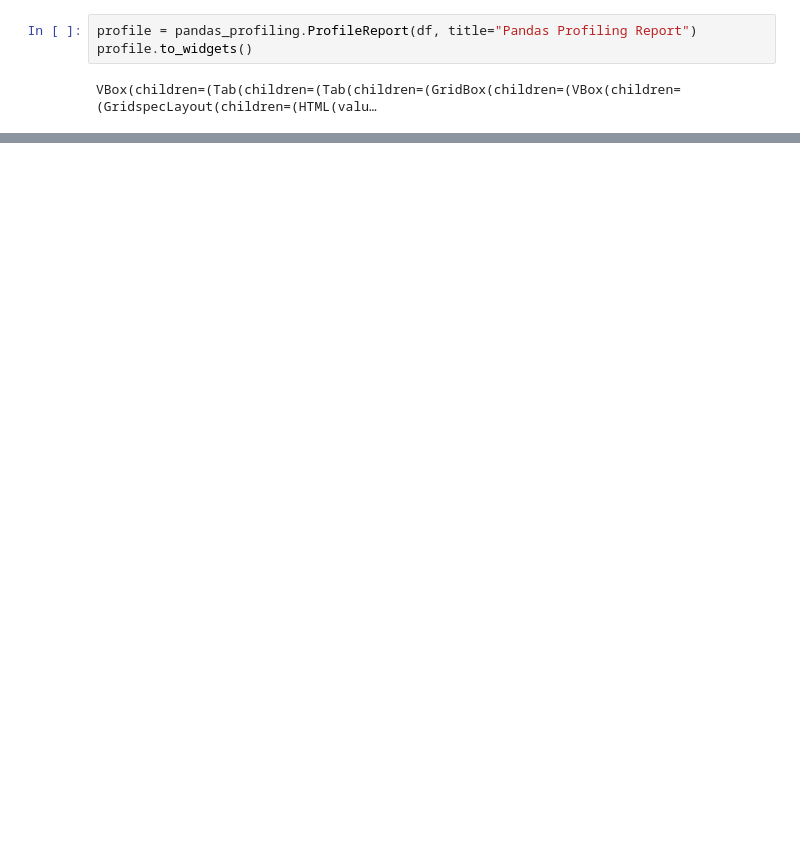
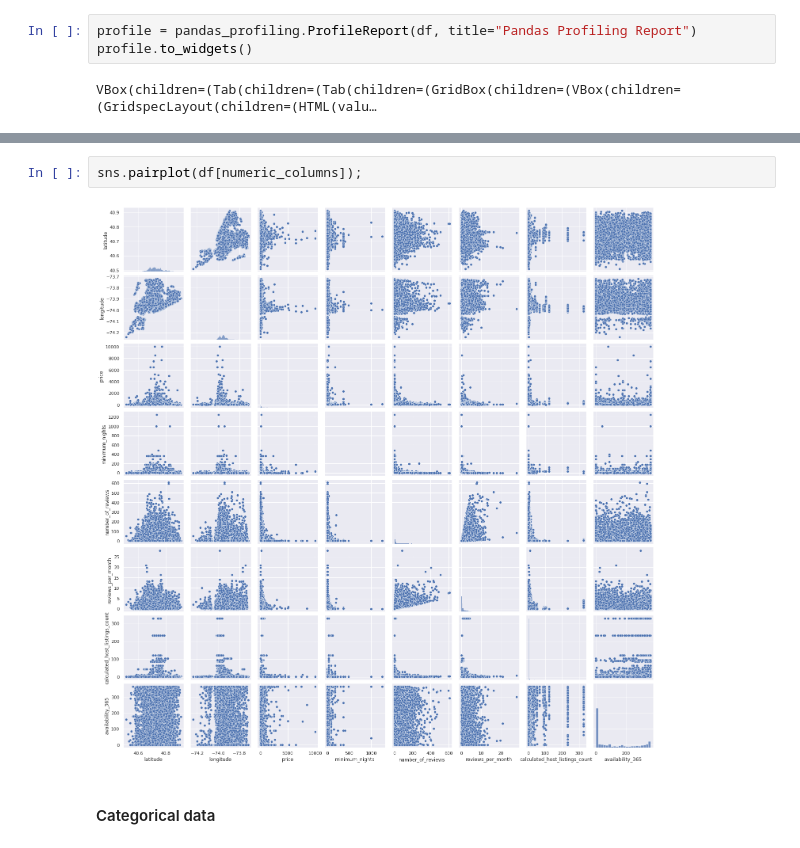
Before and after one commit to ibrahim-sheriff/Build-a-ML-Pipeline-for-Short-term-Rental-Prices-in-NYC, a Jupyter notebook: components/eda/EDA.ipynb, the cells around one changed output, grey strips where cells are left out. Saved outputs shown, nothing was run; the diff lists cells and outputs as text; blank space fills up the shorter version.

```diff
--- a/components/eda/EDA.ipynb
+++ b/components/eda/EDA.ipynb
@@ -74,0 +83,6 @@ pd.DataFrame(data)
+# %%
+sns.pairplot(df[numeric_columns]);
+# %% [output]
+[figure, added]
+# %% [markdown]
+#### Categorical data
```
Also changed, not shown: parts of 20 cells of this notebook, 11 other files.
